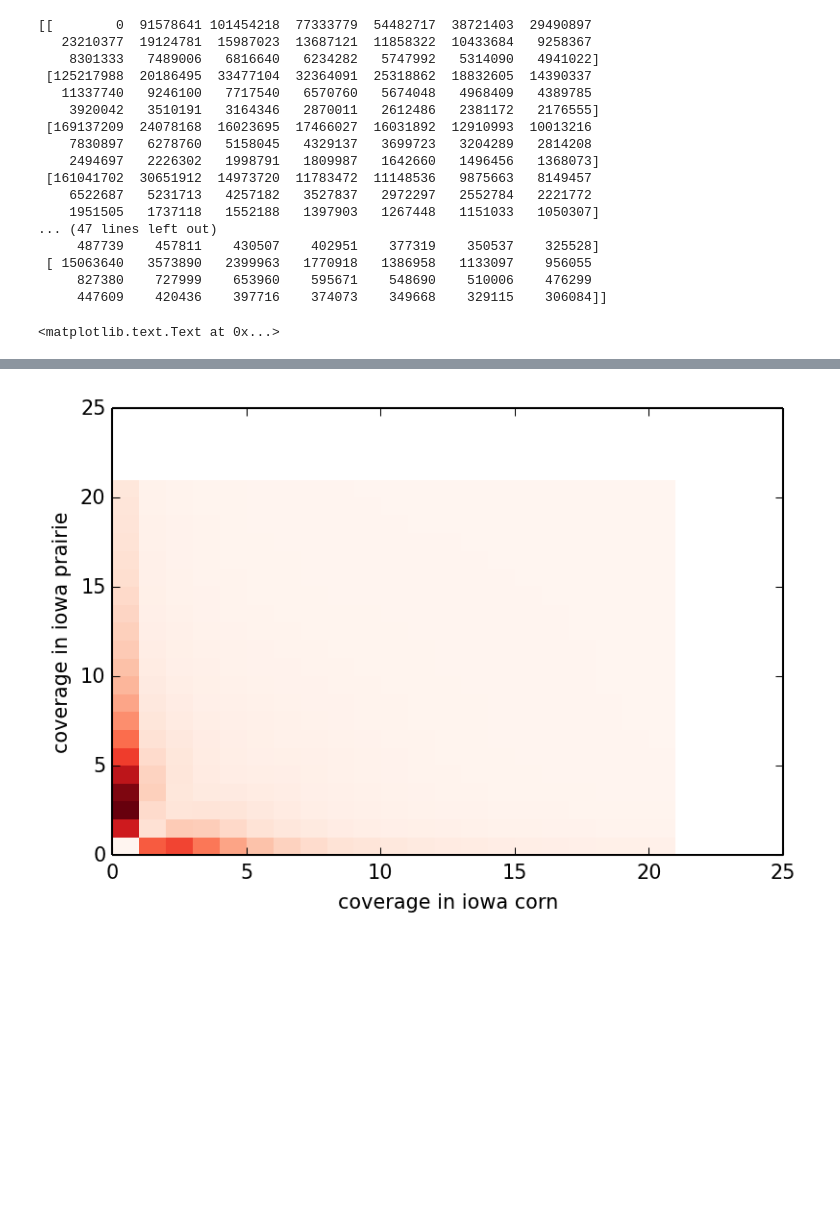
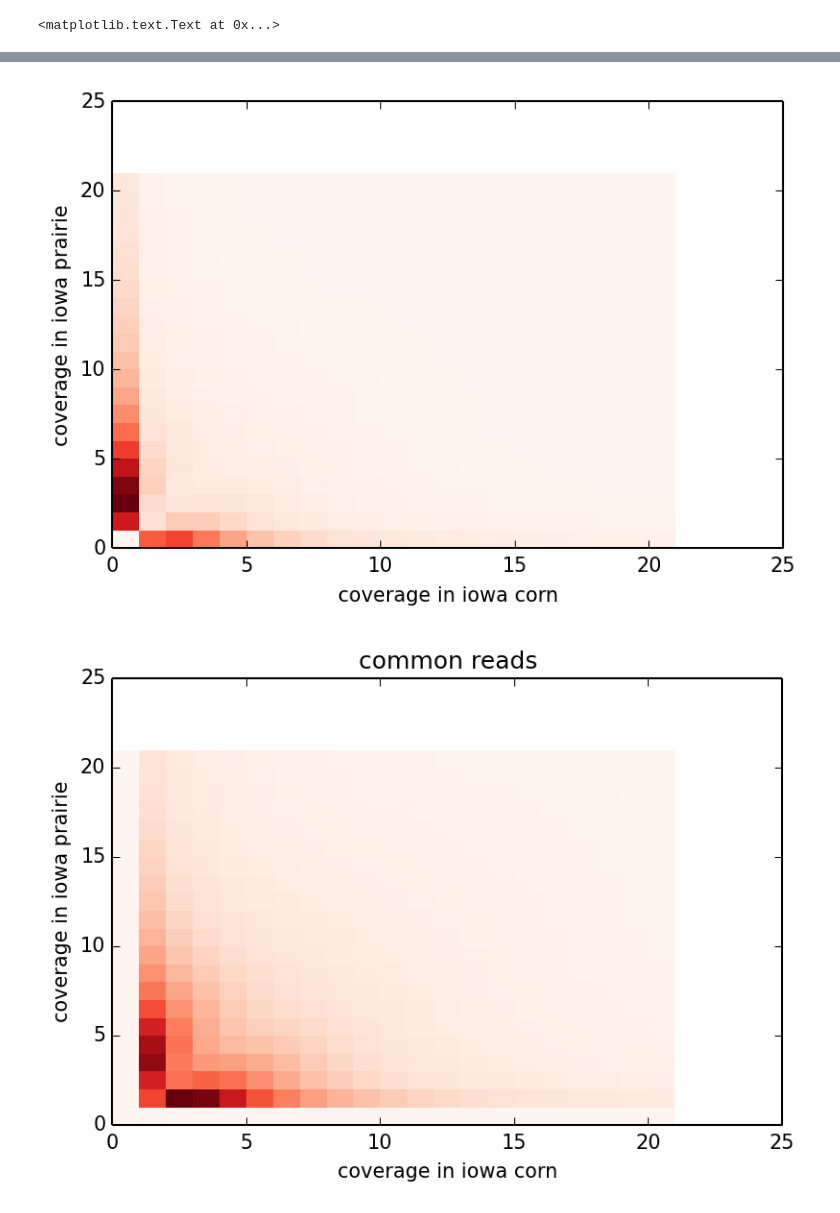
Before and after one commit to qingpeng/2014-gpgc, a Jupyter notebook: notebook/Iowa_matrix.ipynb, the cells around one changed output, grey strips where cells are left out. Cells and saved outputs as stored; diff of their text form; code cells hidden in the pictures; blank space fills up the shorter version.

Commit message:
only retain common reads

```diff
--- a/notebook/Iowa_matrix.ipynb
+++ b/notebook/Iowa_matrix.ipynb
@@ -30,44 +30,43 @@ L = read_matrix(filename)
 matplotlib.rcParams['savefig.dpi'] = 150
 import numpy as np
 #print L
-L1=[x[:21] for x in L[:21]]
+L4 = np.array(L)
+
+L1=[x[0:21] for x in L[0:21]]
+
+L2 = np.array(L1)
+
+for i in range(21):
+    L1[0][i] = 0
+    L1[i][0] = 0
 
 #L = [[1,2,3,4,5],[10,10,10,10,10],[20,20,20,20,20],[10,20,30,40,50]]
-L1 = np.array(L1)
-L = np.array(L)
-print L1
+
+L3 = np.array(L1)
+#print L1
+#print np.array(L2)
-# %% [output]
-[[        0  91578641 101454218  77333779  54482717  38721403  29490897
-   23210377  19124781  15987023  13687121  11858322  10433684   9258367
-    8301333   7489006   6816640   6234282   5747992   5314090   4941022]
- [125217988  20186495  33477104  32364091  25318862  18832605  14390337
-   11337740   9246100   7717540   6570760   5674048   4968409   4389785
-    3920042   3510191   3164346   2870011   2612486   2381172   2176555]
- [169137209  24078168  16023695  17466027  16031892  12910993  10013216
-    7830897   6278760   5158045   4329137   3699723   3204289   2814208
-    2494697   2226302   1998791   1809987   1642660   1496456   1368073]
- [161041702  30651912  14973720  11783472  11148536   9875663   8149457
-    6522687   5231713   4257182   3527837   2972297   2552784   2221772
-    1951505   1737118   1552188   1397903   1267448   1151033   1050307]
-... (47 lines left out)
-     487739    457811    430507    402951    377319    350537    325528]
- [ 15063640   3573890   2399963   1770918   1386958   1133097    956055
-     827380    727999    653960    595671    548690    510006    476299
-     447609    420436    397716    374073    349668    329115    306084]]
 # %%
 
 figure,(ax2) = plt.subplots(1,1)
-heatmap= ax2.pcolor(L, cmap=plt.cm.Reds)
+heatmap= ax2.pcolor(L4, cmap=plt.cm.Reds)
 
 figure,(ax1) = plt.subplots(1,1)
-heatmap= ax1.pcolor(L1, cmap=plt.cm.Reds)
+heatmap= ax1.pcolor(L2, cmap=plt.cm.Reds)
+
+figure,(ax3) = plt.subplots(1,1)
+heatmap= ax3.pcolor(L3, cmap=plt.cm.Reds)
 
 ax1.set_xlabel('coverage in iowa corn')
 ax1.set_ylabel('coverage in iowa prairie')
 
 ax2.set_xlabel('coverage in iowa corn')
 ax2.set_ylabel('coverage in iowa prairie')
+
+ax3.set_title('common reads')
+ax3.set_xlabel('coverage in iowa corn')
+ax3.set_ylabel('coverage in iowa prairie')
 # %% [output]
 <matplotlib.text.Text at 0x...>
 [figure]
 [figure]
+[figure, added]
```
